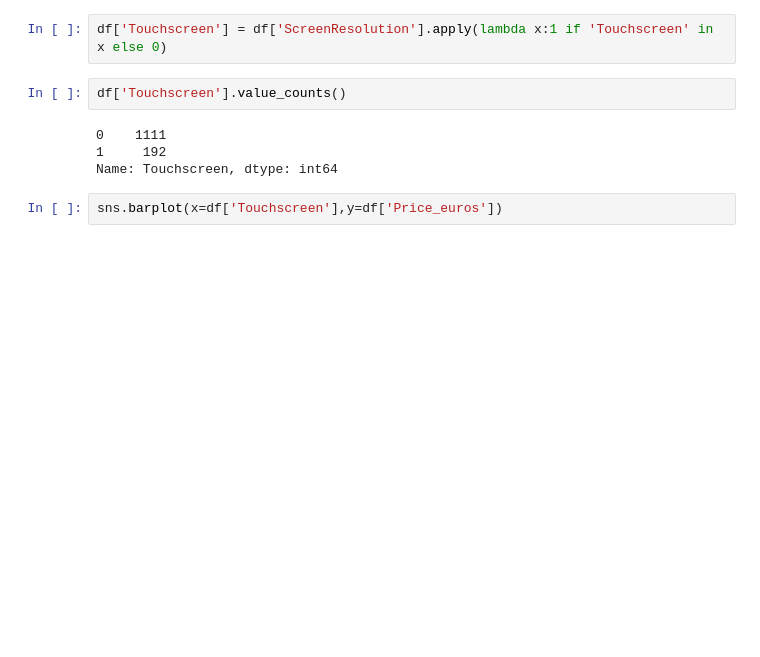
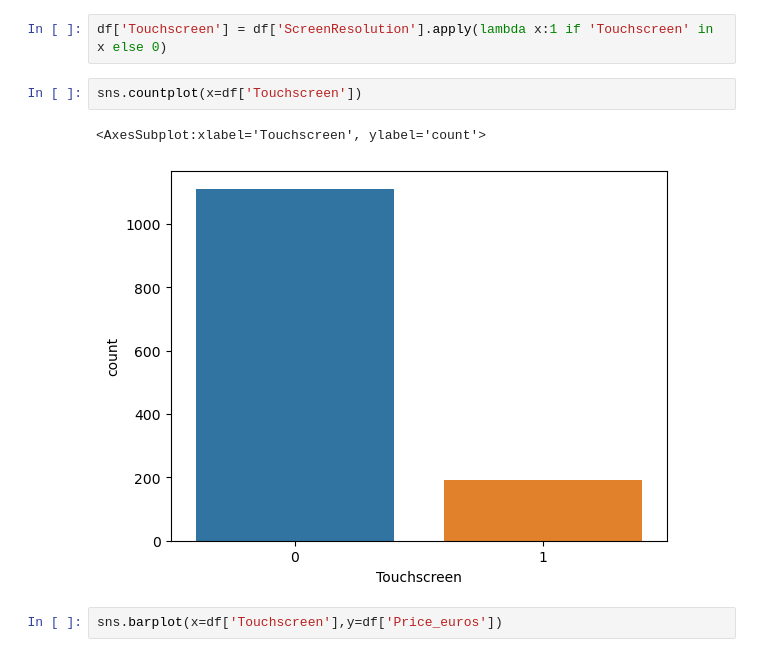
Before and after one commit to RossErskine/Kaggle-notebooks, a Jupyter notebook: Laptop prices.ipynb, the cells around one changed output. Saved outputs shown, nothing was run; the diff lists cells and outputs as text; blank space fills up the shorter version.

```diff
--- a/Laptop prices.ipynb
+++ b/Laptop prices.ipynb
@@ -194,12 +163,11 @@ sns.scatterplot(x=df['Inches'],y=df['Price_euros'],hue=df['TypeName'])
 ## ScreenResolution
 # %%
 df['Touchscreen'] = df['ScreenResolution'].apply(lambda x:1 if 'Touchscreen' in x else 0)
-# %%
-df['Touchscreen'].value_counts()
-# %% [output]
-0    1111
-1     192
-Name: Touchscreen, dtype: int64
+# %%
+sns.countplot(x=df['Touchscreen'])
+# %% [output]
+<AxesSubplot:xlabel='Touchscreen', ylabel='count'>
+[figure, added]
 # %%
 sns.barplot(x=df['Touchscreen'],y=df['Price_euros'])
 # %% [output]
```
Also changed, not shown: parts of 61 cells of this notebook.
